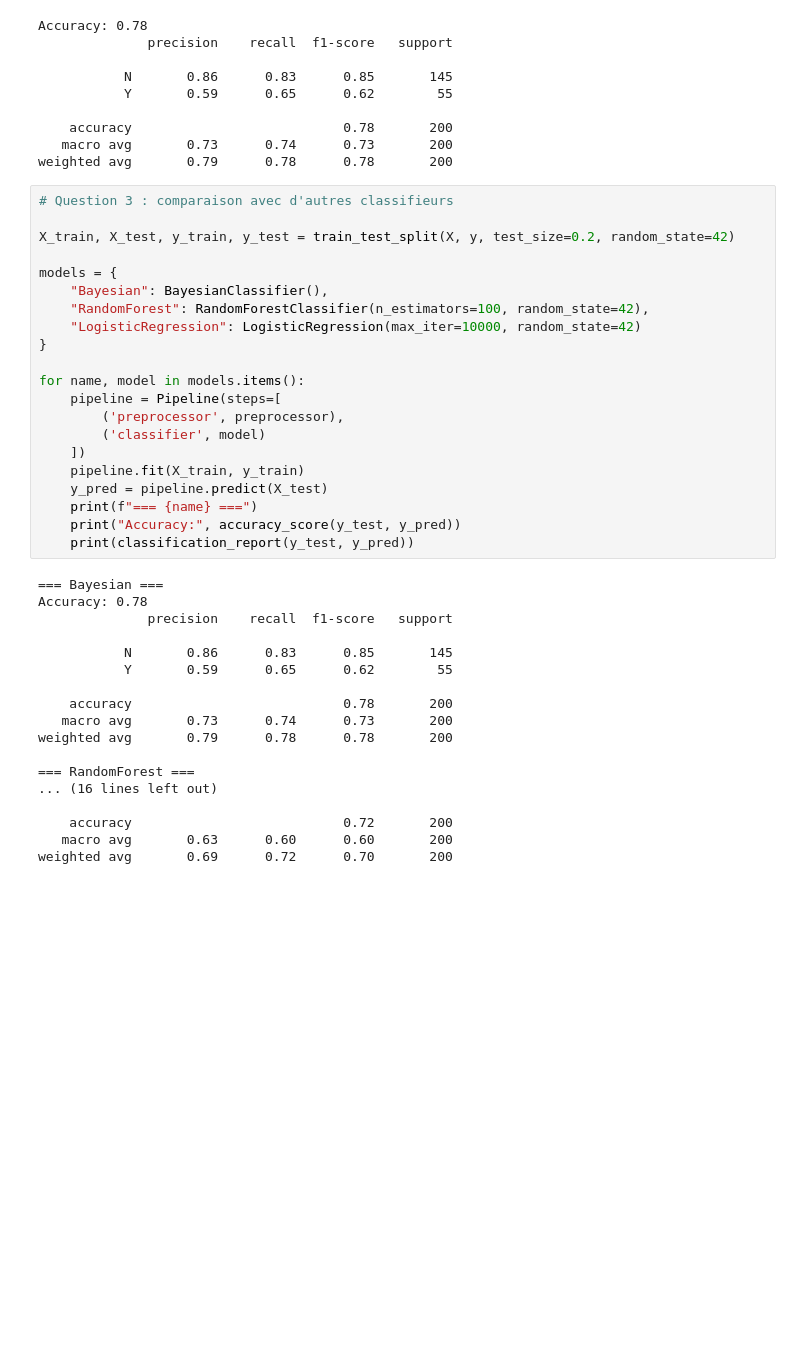
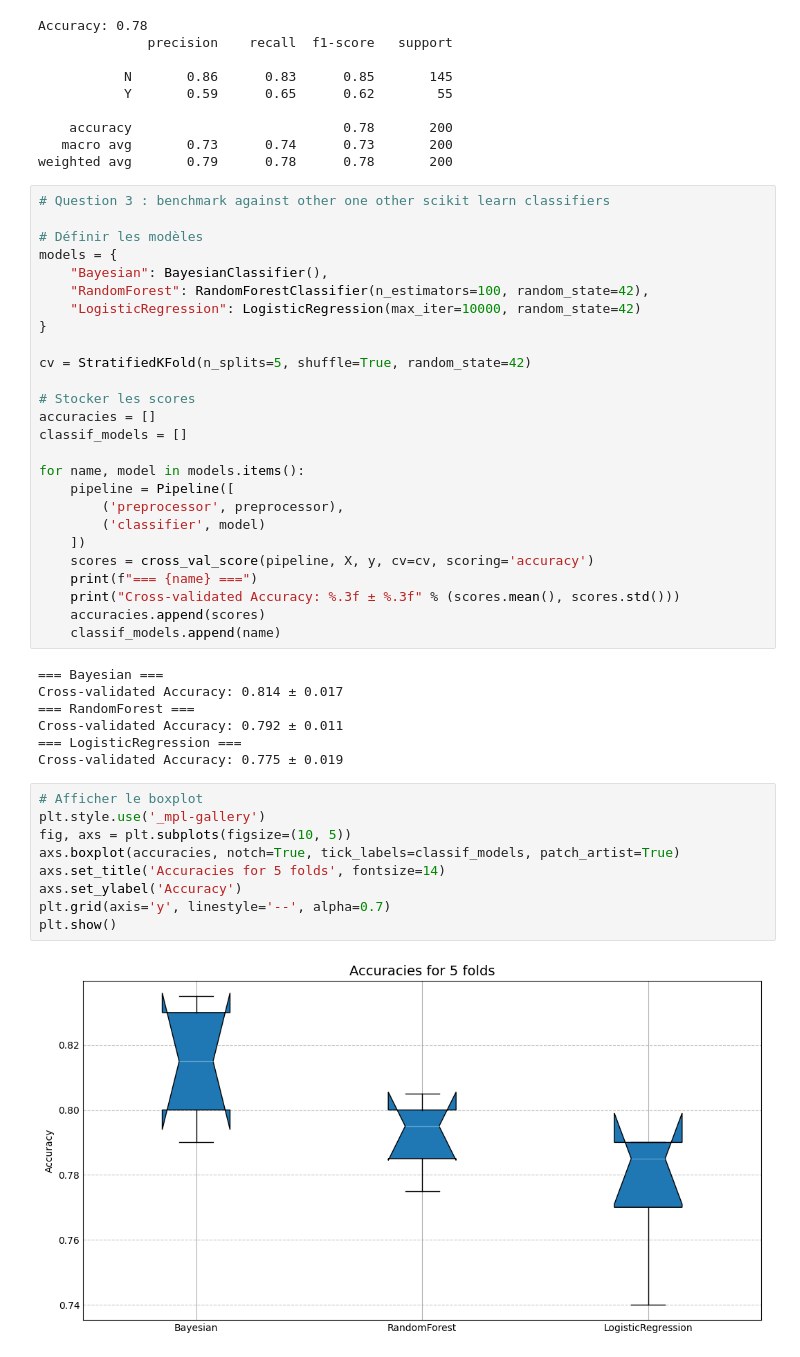
Before and after one commit to paulinergt/GraphicalApproachesAndModel, a Jupyter notebook: assignment.ipynb, the cells around one changed output. Cells and saved outputs as stored; diff of their text form; blank space fills up the shorter version.

```diff
--- a/assignment.ipynb
+++ b/assignment.ipynb
@@ -162,41 +164,46 @@ Accuracy: 0.78
    macro avg       0.73      0.74      0.73       200
 weighted avg       0.79      0.78      0.78       200
 # %%
-# Question 3 : comparaison avec d'autres classifieurs
+# Question 3 : benchmark against other one other scikit learn classifiers
 
-X_train, X_test, y_train, y_test = train_test_split(X, y, test_size=0.2, random_state=42)
-
+# Définir les modèles
 models = {
     "Bayesian": BayesianClassifier(),
     "RandomForest": RandomForestClassifier(n_estimators=100, random_state=42),
     "LogisticRegression": LogisticRegression(max_iter=10000, random_state=42)
 }
 
+cv = StratifiedKFold(n_splits=5, shuffle=True, random_state=42)
+
+# Stocker les scores
+accuracies = []
+classif_models = []
+
 for name, model in models.items():
-    pipeline = Pipeline(steps=[
+    pipeline = Pipeline([
         ('preprocessor', preprocessor),
         ('classifier', model)
     ])
-    pipeline.fit(X_train, y_train)
-    y_pred = pipeline.predict(X_test)
+    scores = cross_val_score(pipeline, X, y, cv=cv, scoring='accuracy')
     print(f"=== {name} ===")
-    print("Accuracy:", accuracy_score(y_test, y_pred))
-    print(classification_report(y_test, y_pred))
+    print("Cross-validated Accuracy: %.3f ± %.3f" % (scores.mean(), scores.std()))
+    accuracies.append(scores)
+    classif_models.append(name)
 # %% [output]
 === Bayesian ===
-Accuracy: 0.78
-              precision    recall  f1-score   support
-
-           N       0.86      0.83      0.85       145
-           Y       0.59      0.65      0.62        55
-
-    accuracy                           0.78       200
-   macro avg       0.73      0.74      0.73       200
-weighted avg       0.79      0.78      0.78       200
-
+Cross-validated Accuracy: 0.814 ± 0.017
 === RandomForest ===
-... (16 lines left out)
-
-    accuracy                           0.72       200
-   macro avg       0.63      0.60      0.60       200
-weighted avg       0.69      0.72      0.70       200
+Cross-validated Accuracy: 0.792 ± 0.011
+=== LogisticRegression ===
+Cross-validated Accuracy: 0.775 ± 0.019
+# %%
+# Afficher le boxplot
+plt.style.use('_mpl-gallery')
+fig, axs = plt.subplots(figsize=(10, 5))
+axs.boxplot(accuracies, notch=True, tick_labels=classif_models, patch_artist=True)
+axs.set_title('Accuracies for 5 folds', fontsize=14)
+axs.set_ylabel('Accuracy')
+plt.grid(axis='y', linestyle='--', alpha=0.7)
+plt.show()
+# %% [output]
+[figure, added]
```
Also changed, not shown: parts of 3 cells of this notebook.
